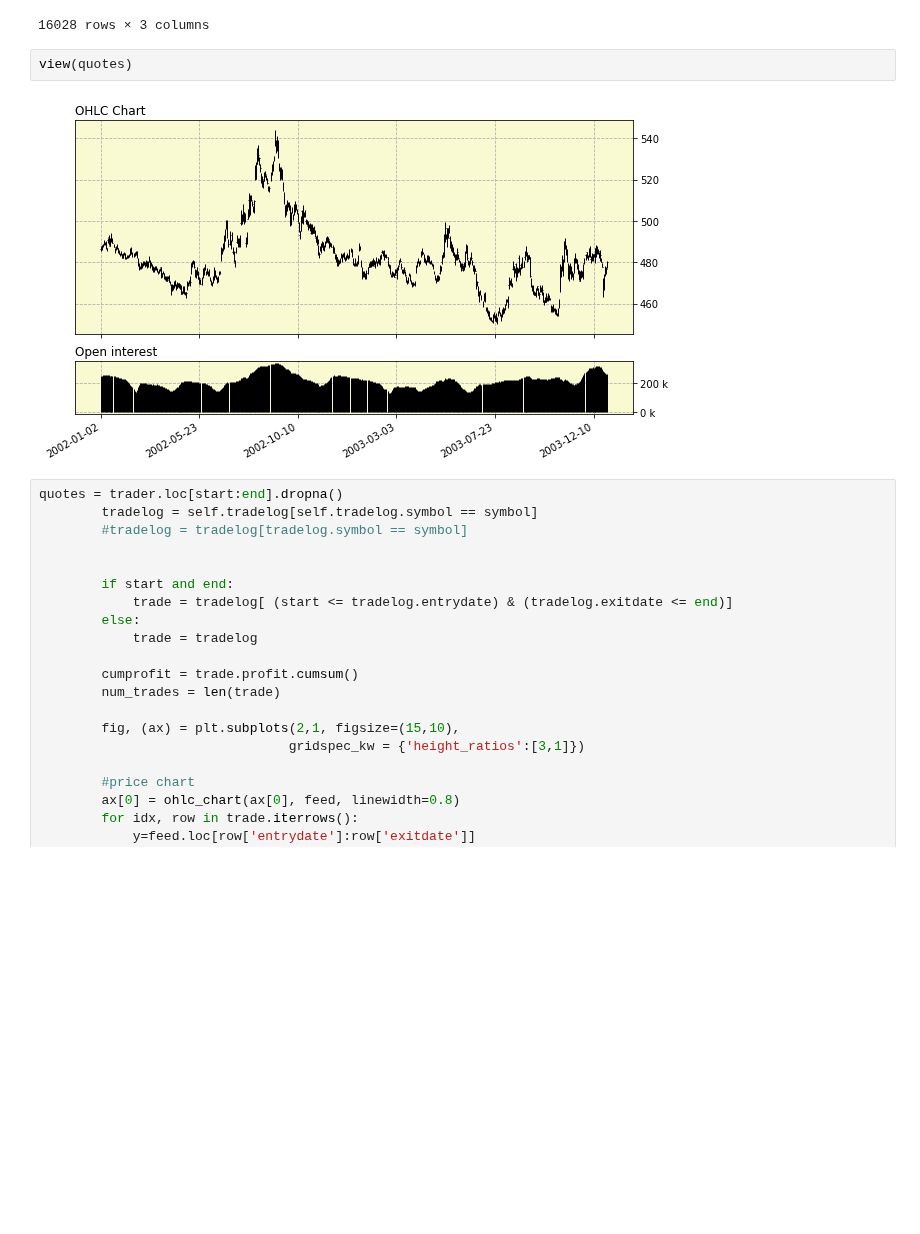
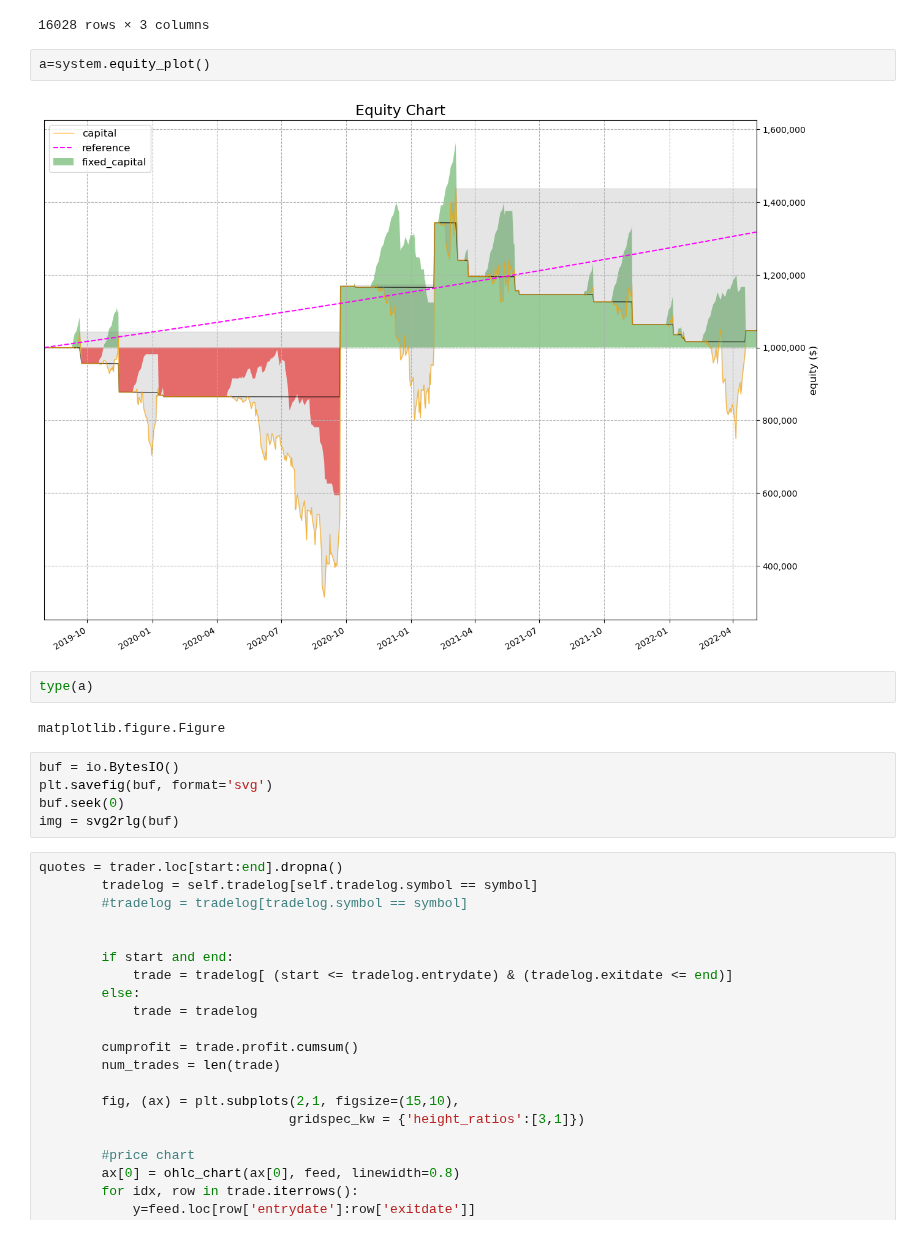
Before and after one commit to zipu/Trading, a Jupyter notebook: test.ipynb, the cells around one changed output. Cells and saved outputs as stored; diff of their text form; blank space fills up the shorter version.

```diff
--- a/test.ipynb
+++ b/test.ipynb
@@ -100,10 +96,19 @@ system.signals
 | 2022-05-03 | False | True | 0.70355 |
 | 2022-05-04 | False | True | 0.70355 |
 16028 rows × 3 columns
-# %%
-view(quotes)
-# %% [output]
-[figure, removed]
+# %%
+a=system.equity_plot()
+# %% [output]
+[figure, added]
+# %%
+type(a)
+# %% [output]
+matplotlib.figure.Figure
+# %%
+buf = io.BytesIO()
+plt.savefig(buf, format='svg')
+buf.seek(0)
+img = svg2rlg(buf)
 # %%
 quotes = trader.loc[start:end].dropna()
         tradelog = self.tradelog[self.tradelog.symbol == symbol]
```
Also changed, not shown: parts of 30 cells of this notebook, 25 other files.
